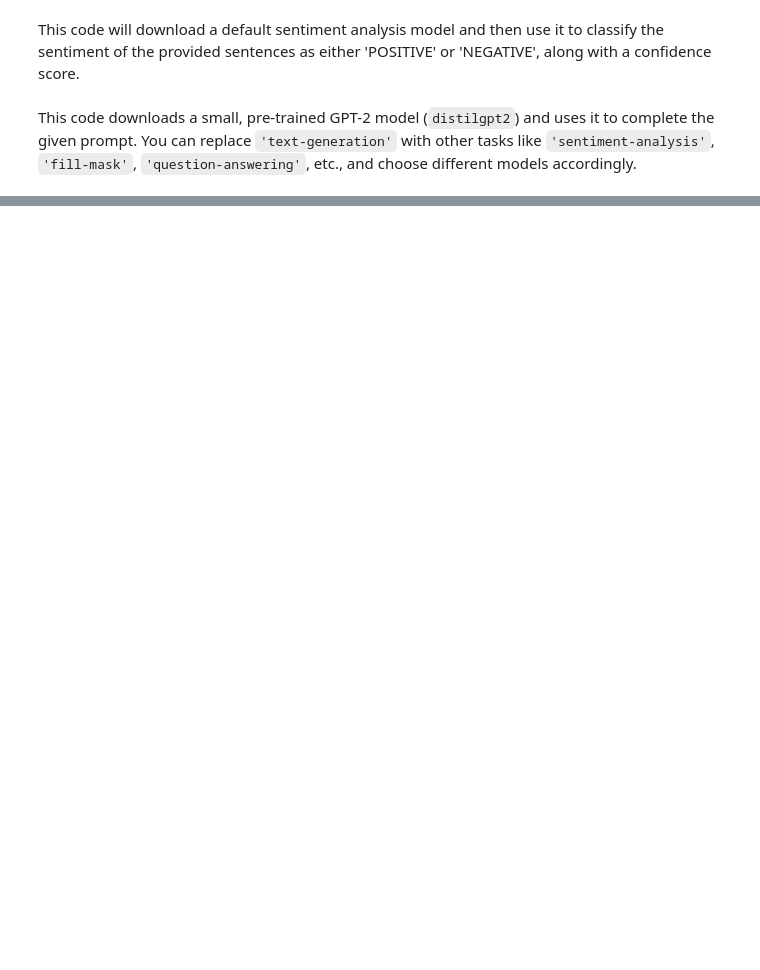
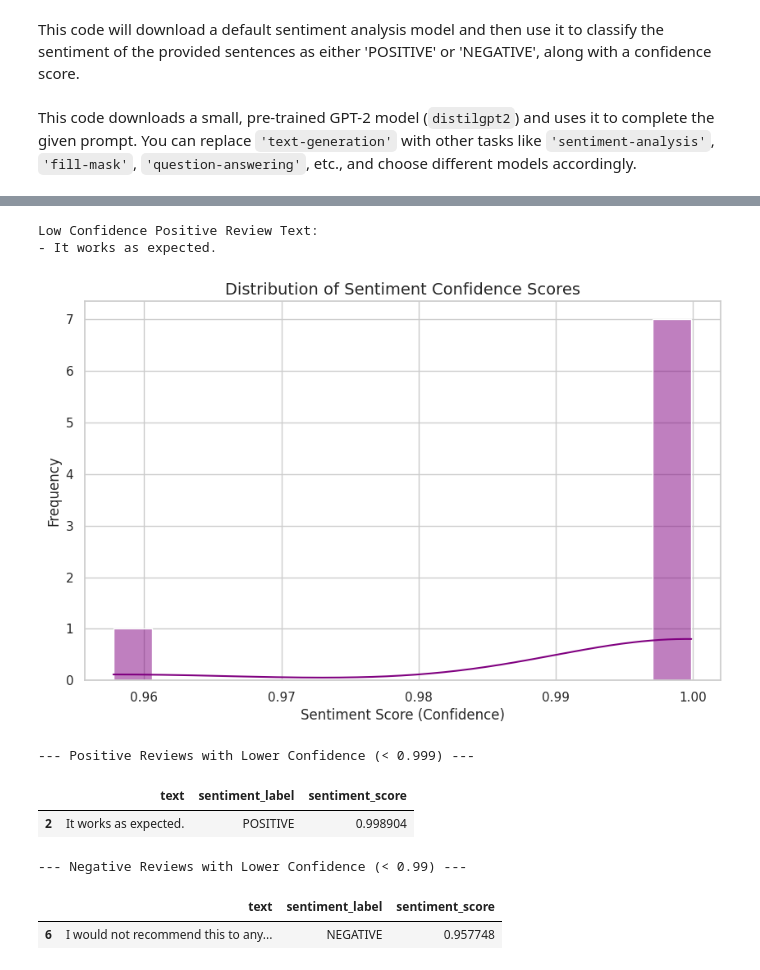
Before and after one commit to alast27-cyber/Lando_Project, a Jupyter notebook: lando1.ipynb, the cells around one changed output, grey strips where cells are left out. Saved outputs shown, nothing was run; the diff lists cells and outputs as text; code cells hidden in the pictures; blank space fills up the shorter version.

```diff
--- a/lando1.ipynb
+++ b/lando1.ipynb
@@ -70,0 +273,56 @@ This code downloads a small, pre-trained GPT-2 model (`distilgpt2`) and uses it
+# %%
+if not low_conf_positive.empty:
+    print("Low Confidence Positive Review Text:")
+    for text in low_conf_positive['text']:
+        print(f"- {text}")
+else:
+    print("No positive reviews with lower confidence were identified in the previous filtering step.")
+# %% [output]
+Low Confidence Positive Review Text:
+- It works as expected.
+# %%
+import matplotlib.pyplot as plt
+import seaborn as sns
+
+# Set plot style
+sns.set_theme(style="whitegrid")
+
+# Create histogram of sentiment scores
+plt.figure(figsize=(10, 6))
+sns.histplot(df['sentiment_score'], bins=15, kde=True, color='purple')
+
+# Add labels and title
+plt.title('Distribution of Sentiment Confidence Scores', fontsize=14)
+plt.xlabel('Sentiment Score (Confidence)', fontsize=12)
+plt.ylabel('Frequency', fontsize=12)
+
+# Show plot
+plt.show()
+# %% [output]
+[figure, added]
+# %%
+# Filter for POSITIVE reviews with scores below 0.999 to identify the least 'certain' positive cases
+low_conf_positive = df[(df['sentiment_label'] == 'POSITIVE') & (df['sentiment_score'] < 0.999)]
+
+print(f"--- Positive Reviews with Lower Confidence (< 0.999) ---")
+if not low_conf_positive.empty:
+    display(low_conf_positive.sort_values(by='sentiment_score'))
+else:
+    print("No positive reviews found with confidence below 0.999 in this sample.")
+# %% [output]
+--- Positive Reviews with Lower Confidence (< 0.999) ---
+|  | text | sentiment_label | sentiment_score |
+| 2 | It works as expected. | POSITIVE | 0.998904 |
+# %%
+# Filter for NEGATIVE reviews with scores below 0.99 to identify 'ambiguous' cases
+low_conf_negative = df[(df['sentiment_label'] == 'NEGATIVE') & (df['sentiment_score'] < 0.99)]
+
+print(f"--- Negative Reviews with Lower Confidence (< 0.99) ---")
+if not low_conf_negative.empty:
+    display(low_conf_negative.sort_values(by='sentiment_score'))
+else:
+    print("No negative reviews found with confidence below 0.99 in this sample.")
+# %% [output]
+--- Negative Reviews with Lower Confidence (< 0.99) ---
+|  | text | sentiment_label | sentiment_score |
+| 6 | I would not recommend this to any... | NEGATIVE | 0.957748 |
```
Also changed, not shown: parts of 253 cells of this notebook.
